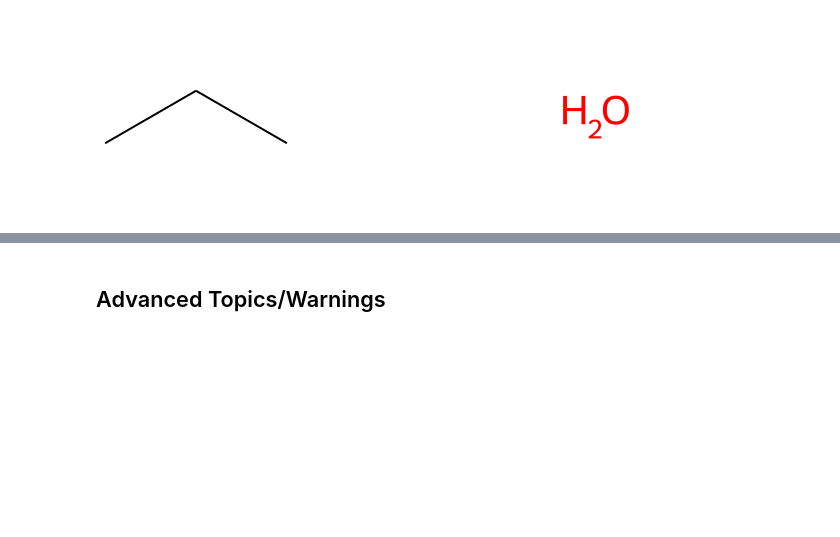
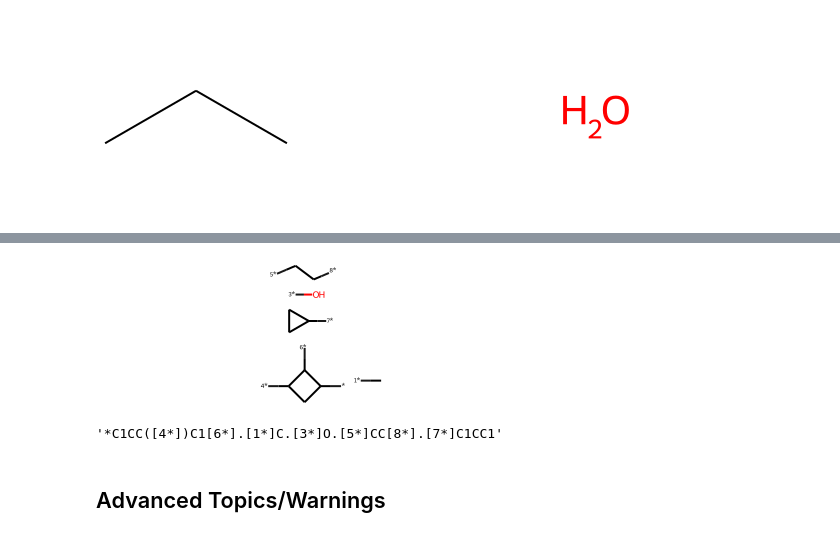
Before and after one commit to bertiewooster/RDKit-playing, a Jupyter notebook: tutorial_examples.ipynb, the cells around one changed output, grey strips where cells are left out. Drawn from its saved outputs; the diff is of its cells as text; code cells hidden in the pictures; blank space fills up the shorter version.

```diff
--- a/tutorial_examples.ipynb
+++ b/tutorial_examples.ipynb
@@ -384,3 +414,12 @@ Draw.MolsToGridImage([Chem.MolFromSmiles(smile) for smile in smiles])
+# %%
+nm = Chem.FragmentOnBonds(m,bs)
+nm
+# %% [output]
+[figure, added]
+# %%
+Chem.MolToSmiles(nm,True)
+# %% [output]
+'*C1CC([4*])C1[6*].[1*]C.[3*]O.[5*]CC[8*].[7*]C1CC1'
 # %% [markdown]
 ## Advanced Topics/Warnings
 # %% [markdown]
```
Also changed, not shown: parts of 6 cells of this notebook, 18 other files.
